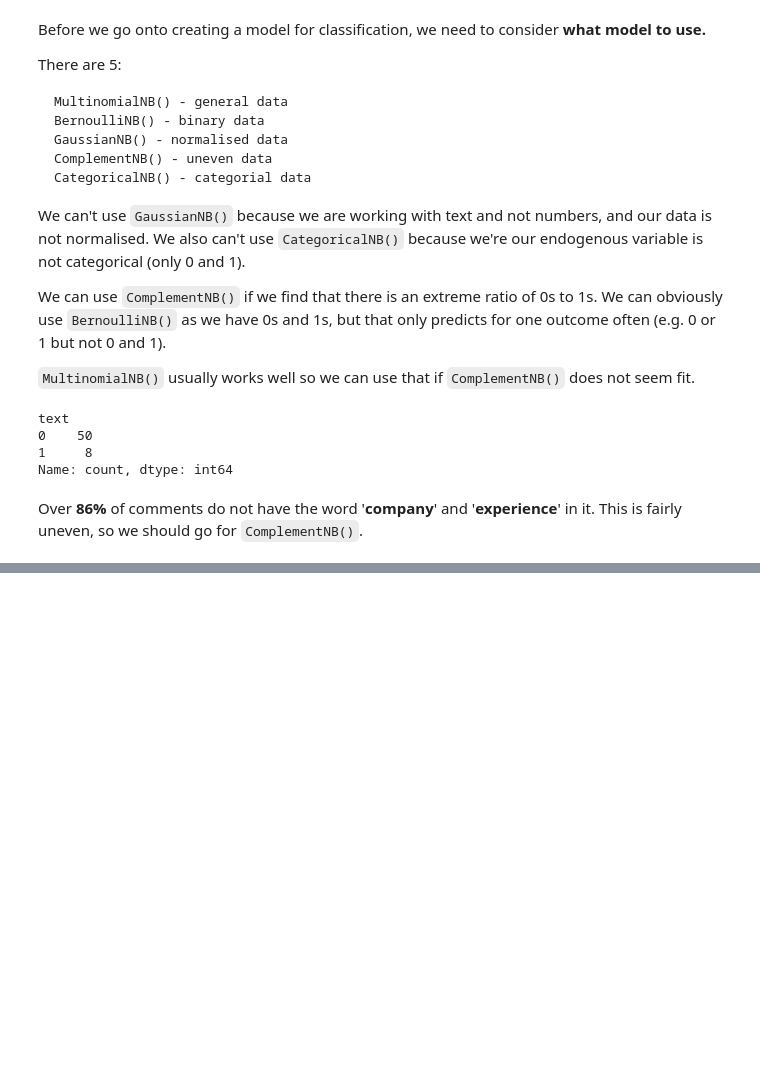
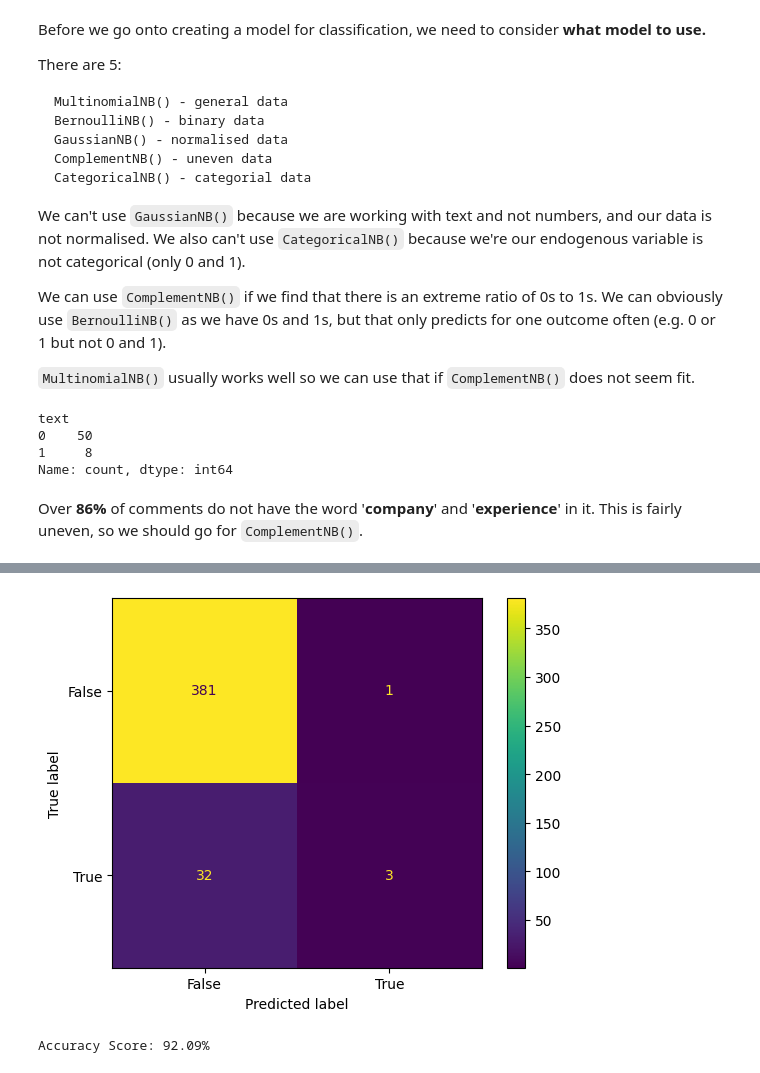
Before and after one commit to biggiefats/HackerNewsAnalysis, a Jupyter notebook: HackerNews.ipynb, the cells around one changed output, grey strips where cells are left out. Saved outputs shown, nothing was run; the diff lists cells and outputs as text; code cells hidden in the pictures; blank space fills up the shorter version.

```diff
--- a/HackerNews.ipynb
+++ b/HackerNews.ipynb
@@ -1392,0 +1383,41 @@ AttributeError: 'numpy.ndarray' object has no attribute 'lower'
+# %%
+query = """
+SELECT
+  text
+FROM
+  `bigquery-public-data.hacker_news.full`
+WHERE
+  type = 'comment'
+  AND
+  text NOT IN ('[flagged]', '[dead]')
+LIMIT
+  50000;
+"""
+request = client.query(query=query)
+new_df = request.to_dataframe()
+# %%
+# data
+x = new_df[new_df['text'].str.contains('experience')]['text'].apply(str.lower).apply(lambda text: re.sub(pattern=r'[^\w\s\']+|\d+', repl='', string=text))
+X = x.values.reshape(-1,1)
+y = x.apply(lambda t: 1 if 'company' in t else 0)
+X_train, X_test, y_train, y_test = train_test_split(X, y, train_size=0.7, shuffle=True)
+vectorizer = CountVectorizer()
+X_train = vectorizer.fit_transform(X_train.ravel())
+X_test = vectorizer.transform(X_test.ravel())
+
+# training
+model = ComplementNB()
+model.fit(X_train, y_train)
+y_pred = model.predict(X_test)
+
+# visaulise
+CM = confusion_matrix(y_true=y_test, y_pred=y_pred)
+display = ConfusionMatrixDisplay(CM, display_labels=['False', 'True'])
+display.plot()
+plt.show()
+
+# score
+print(f"\nAccuracy Score: {accuracy_score(y_test, y_pred) * 100:.2f}%")
+# %% [output]
+[figure, added]
+Accuracy Score: 92.09%
```
Also changed, not shown: parts of 4 cells of this notebook.
